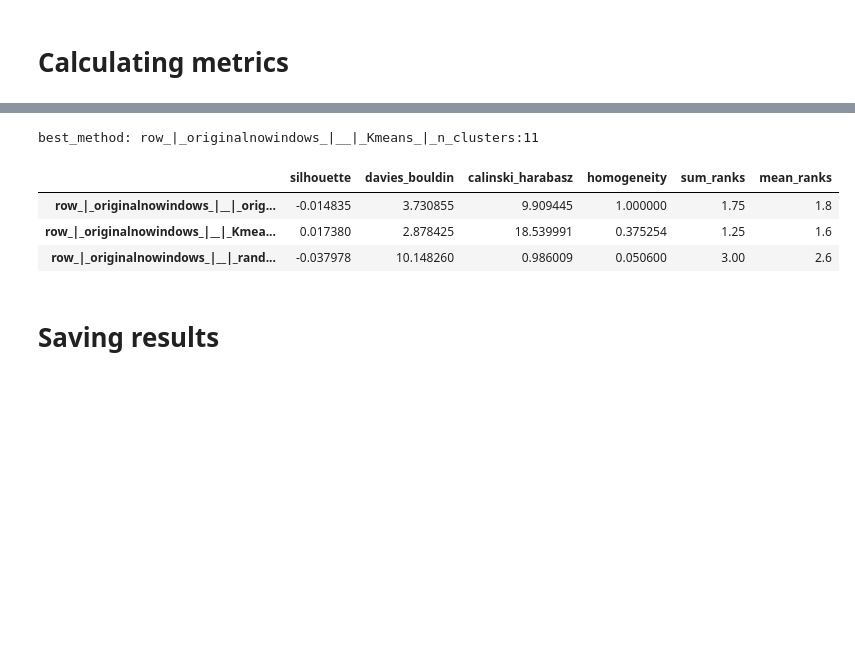
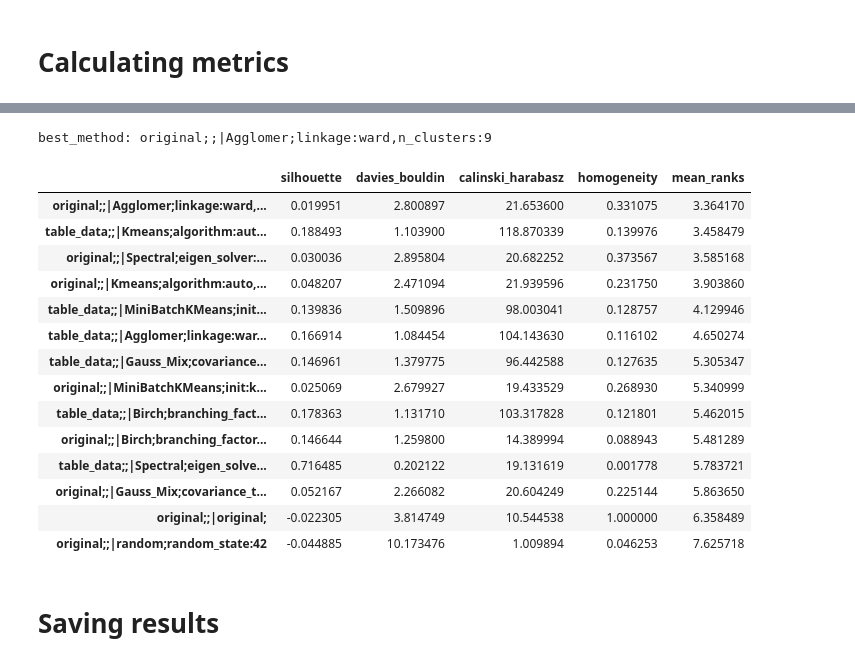
Before and after one commit to risksrobots/stock_clustering, a Jupyter notebook: pipeline.ipynb, the cells around one changed output, grey strips where cells are left out. Cells and saved outputs as stored; diff of their text form; code cells hidden in the pictures; blank space fills up the shorter version.

Commit message:
debagging and table data

```diff
--- a/pipeline.ipynb
+++ b/pipeline.ipynb
@@ -314,8 +205,8 @@ df_predictions
 # %%
-model_name = 'row_|_originalnowindows_|__|_original_|_'
+model_name = 'original;;|random;random_state:42'
 
 X = df.drop(['sector'], axis=1).values
-dict_features[model_name] = X
 
-clust_pred = df_predictions['original_n']
+np.random.seed(42)
+clust_pred = np.random.choice(df_predictions['original;;|original;'].unique(), size=len(df))
 df_predictions[model_name] = clust_pred
@@ -346,19 +212,0 @@ def gridsearch(model, parameters:dict):
-# %%
-model_name = 'Kmeans_original'
-model_name = 'row_|_originalnowindows_|__|_Kmeans_|_n_clusters:11'
-
-X = df.drop(['sector'], axis=1).values
-dict_features[model_name] = X
-
-kmeans = KMeans(n_clusters=n_clusters_, random_state=0).fit(X)
-clust_pred = kmeans.labels_
-df_predictions[model_name] = clust_pred
-# %%
-model_name = 'row_|_originalnowindows_|__|_random_|_random_state:42'
-
-X = df.drop(['sector'], axis=1).values
-dict_features[model_name] = X
-
-np.random.seed(42)
-clust_pred = np.random.choice(df_predictions['original_n'].unique(), size=len(df))
-df_predictions[model_name] = clust_pred
@@ -369,8 +237,6 @@ from sklearn.metrics import (davies_bouldin_score,
                             silhouette_score,
                             calinski_harabasz_score,
                             homogeneity_score)
-
-
 
 metrics = {'silhouette':silhouette_score,
            'davies_bouldin':davies_bouldin_score,
@@ -382,15 +248,18 @@ metrics_df = pd.DataFrame(columns = list(metrics.keys()))
 
 
 
-for model in dict_features.keys():
+for features_model in df_predictions.columns[2:]:
     metrics_list = []
     for metric_name, metric_formula in metrics.items():
         if metric_name == 'homogeneity':
-            metric_meaning = metric_formula(df_predictions['original_n'], df_predictions[model])
+            metric_meaning = metric_formula(df_predictions['original'], df_predictions[features_model])
         else:
-            metric_meaning = metric_formula(dict_features[model], df_predictions[model])
+            features = features_model.split('|')[0]
+#             print(features)
+#             print(dict_features[features])
+            metric_meaning = metric_formula(dict_features[features], df_predictions[features_model])
         metrics_list.append(metric_meaning)
-    metrics_df.loc[model] = metrics_list
+    metrics_df.loc[features_model] = metrics_list
 
 metrics_df
 # %% [output]
@@ -401,30 +281,42 @@ metrics_df
 # %%
 def rank_methods(df):
 
-    for c in df.columns:
+    for c in df.columns[2:]:
         if c == 'davies_bouldin':
             df[c] = df[c].rank(method='dense',ascending=True).astype(int)
         else:
             df[c] = df[c].rank(method='dense',ascending=False).astype(int)
 
     return df.mean(axis=1)
 
 def choose_method(df_mean_ranked):
     method = df_mean_ranked.argmin()
     return method
 
 df_mean_ranked = rank_methods(metrics_df.copy())
 metrics_df['mean_ranks'] = df_mean_ranked
 method = choose_method(df_mean_ranked)
 print('best_method: '+ df_mean_ranked.index[method])
 
+metrics_df = metrics_df.sort_values(by=['mean_ranks'])
 metrics_df
 # %% [output]
-best_method: row_|_originalnowindows_|__|_Kmeans_|_n_clusters:11
+best_method: original;;|Agglomer;linkage:ward,n_clusters:9
-|  | silhouette | davies_bouldin | calinski_harabasz | homogeneity | sum_ranks | mean_ranks |
-| row_|_originalnowindows_|__|_orig... | -0.014835 | 3.730855 | 9.909445 | 1.000000 | 1.75 | 1.8 |
-| row_|_originalnowindows_|__|_Kmea... | 0.017380 | 2.878425 | 18.539991 | 0.375254 | 1.25 | 1.6 |
-| row_|_originalnowindows_|__|_rand... | -0.037978 | 10.148260 | 0.986009 | 0.050600 | 3.00 | 2.6 |
+|  | silhouette | davies_bouldin | calinski_harabasz | homogeneity | mean_ranks |
+| original;;|Agglomer;linkage:ward,... | 0.019951 | 2.800897 | 21.653600 | 0.331075 | 3.364170 |
+| table_data;;|Kmeans;algorithm:aut... | 0.188493 | 1.103900 | 118.870339 | 0.139976 | 3.458479 |
+| original;;|Spectral;eigen_solver:... | 0.030036 | 2.895804 | 20.682252 | 0.373567 | 3.585168 |
+| original;;|Kmeans;algorithm:auto,... | 0.048207 | 2.471094 | 21.939596 | 0.231750 | 3.903860 |
+| table_data;;|MiniBatchKMeans;init... | 0.139836 | 1.509896 | 98.003041 | 0.128757 | 4.129946 |
+| table_data;;|Agglomer;linkage:war... | 0.166914 | 1.084454 | 104.143630 | 0.116102 | 4.650274 |
+| table_data;;|Gauss_Mix;covariance... | 0.146961 | 1.379775 | 96.442588 | 0.127635 | 5.305347 |
+| original;;|MiniBatchKMeans;init:k... | 0.025069 | 2.679927 | 19.433529 | 0.268930 | 5.340999 |
+| table_data;;|Birch;branching_fact... | 0.178363 | 1.131710 | 103.317828 | 0.121801 | 5.462015 |
+| original;;|Birch;branching_factor... | 0.146644 | 1.259800 | 14.389994 | 0.088943 | 5.481289 |
+| table_data;;|Spectral;eigen_solve... | 0.716485 | 0.202122 | 19.131619 | 0.001778 | 5.783721 |
+| original;;|Gauss_Mix;covariance_t... | 0.052167 | 2.266082 | 20.604249 | 0.225144 | 5.863650 |
+| original;;|original; | -0.022305 | 3.814749 | 10.544538 | 1.000000 | 6.358489 |
+| original;;|random;random_state:42 | -0.044885 | 10.173476 | 1.009894 | 0.046253 | 7.625718 |
 # %% [markdown]
 # Saving results
 # %%
```
Also changed, not shown: parts of 31 cells of this notebook, 14 other files.
